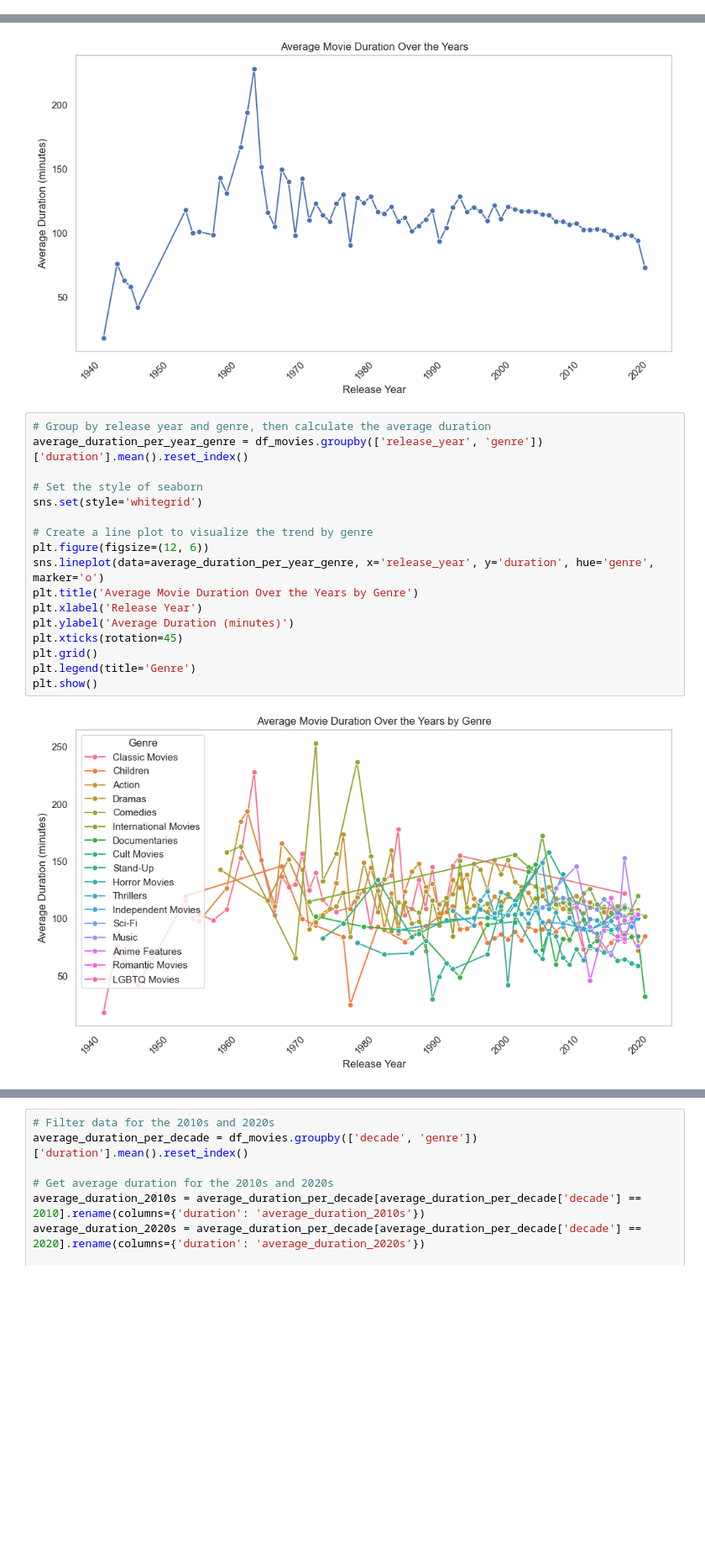
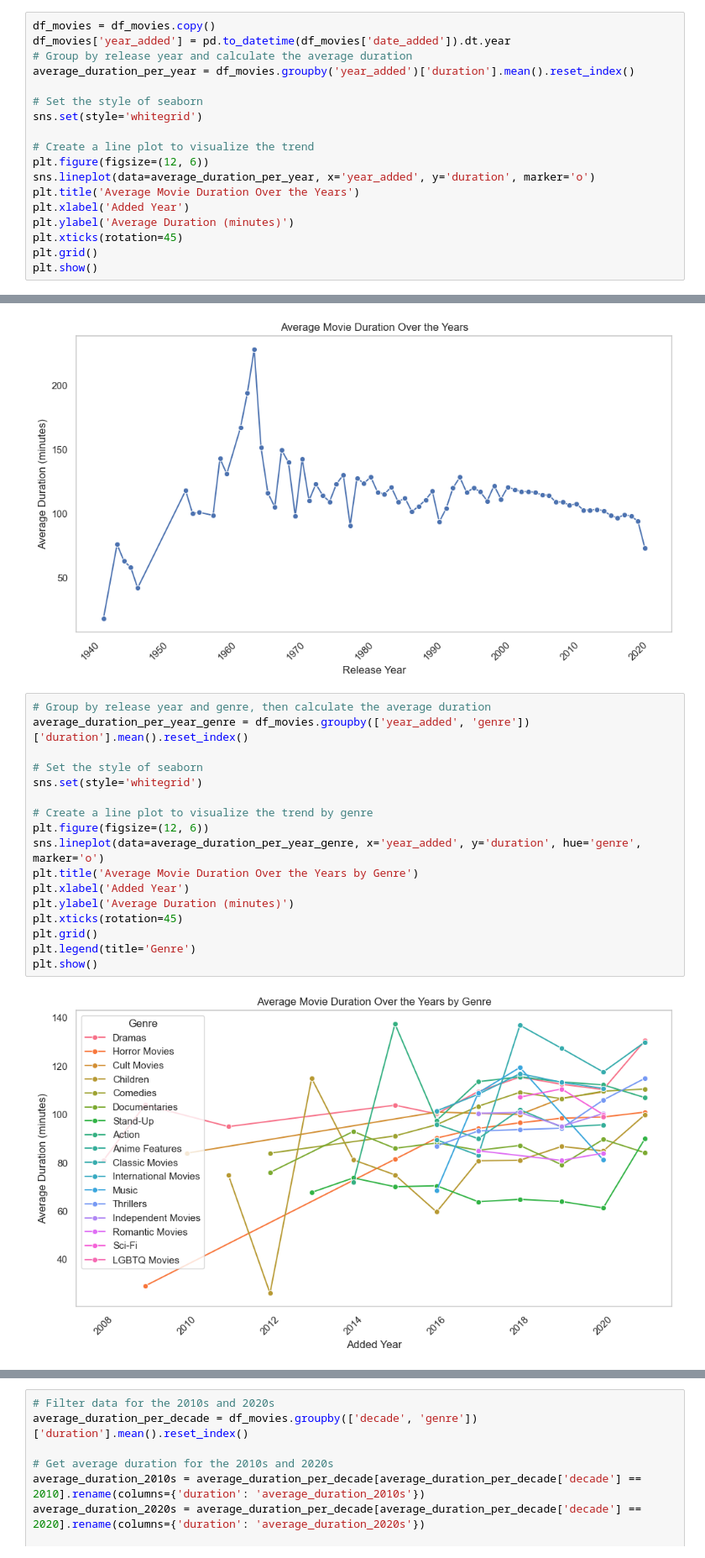
Before and after one commit to shigeokitamura/CICCC_lab, a Jupyter notebook: mini_project_2/main.ipynb, the cells around one changed output, grey strips where cells are left out. Shown at 84% size. Drawn from its saved outputs; the diff is of its cells as text; blank space fills up the shorter version.

Commit message:
add charts

```diff
--- a/mini_project_2/main.ipynb
+++ b/mini_project_2/main.ipynb
@@ -251,3 +266,21 @@ plt.grid()
 plt.show()
 # %% [output]
 [figure]
+# %%
+df_movies = df_movies.copy()
+df_movies['year_added'] = pd.to_datetime(df_movies['date_added']).dt.year
+# Group by release year and calculate the average duration
+average_duration_per_year = df_movies.groupby('year_added')['duration'].mean().reset_index()
+
+# Set the style of seaborn
+sns.set(style='whitegrid')
+
+# Create a line plot to visualize the trend
+plt.figure(figsize=(12, 6))
+sns.lineplot(data=average_duration_per_year, x='year_added', y='duration', marker='o')
+plt.title('Average Movie Duration Over the Years')
+plt.xlabel('Added Year')
+plt.ylabel('Average Duration (minutes)')
+plt.xticks(rotation=45)
+plt.grid()
+plt.show()
@@ -271,20 +306,20 @@ plt.show()
 [figure]
 # %%
 # Group by release year and genre, then calculate the average duration
-average_duration_per_year_genre = df_movies.groupby(['release_year', 'genre'])['duration'].mean().reset_index()
+average_duration_per_year_genre = df_movies.groupby(['year_added', 'genre'])['duration'].mean().reset_index()
 
 # Set the style of seaborn
 sns.set(style='whitegrid')
 
 # Create a line plot to visualize the trend by genre
 plt.figure(figsize=(12, 6))
-sns.lineplot(data=average_duration_per_year_genre, x='release_year', y='duration', hue='genre', marker='o')
+sns.lineplot(data=average_duration_per_year_genre, x='year_added', y='duration', hue='genre', marker='o')
 plt.title('Average Movie Duration Over the Years by Genre')
-plt.xlabel('Release Year')
+plt.xlabel('Added Year')
 plt.ylabel('Average Duration (minutes)')
 plt.xticks(rotation=45)
 plt.grid()
 plt.legend(title='Genre')
 plt.show()
 # %% [output]
-[figure, old version]
+[figure, new version]
```
Also changed, not shown: parts of 10 cells of this notebook.
